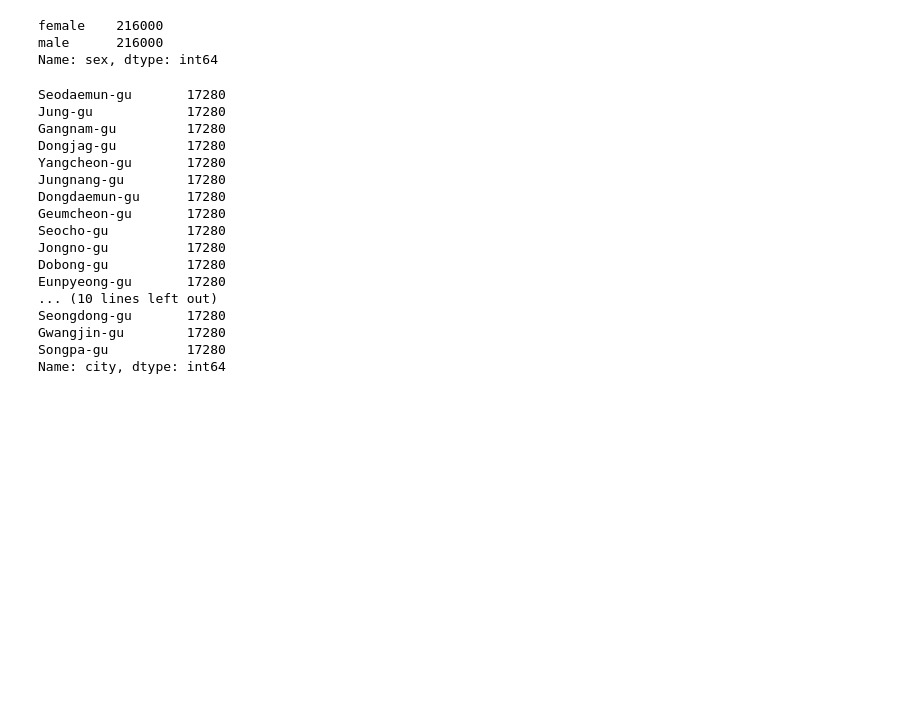
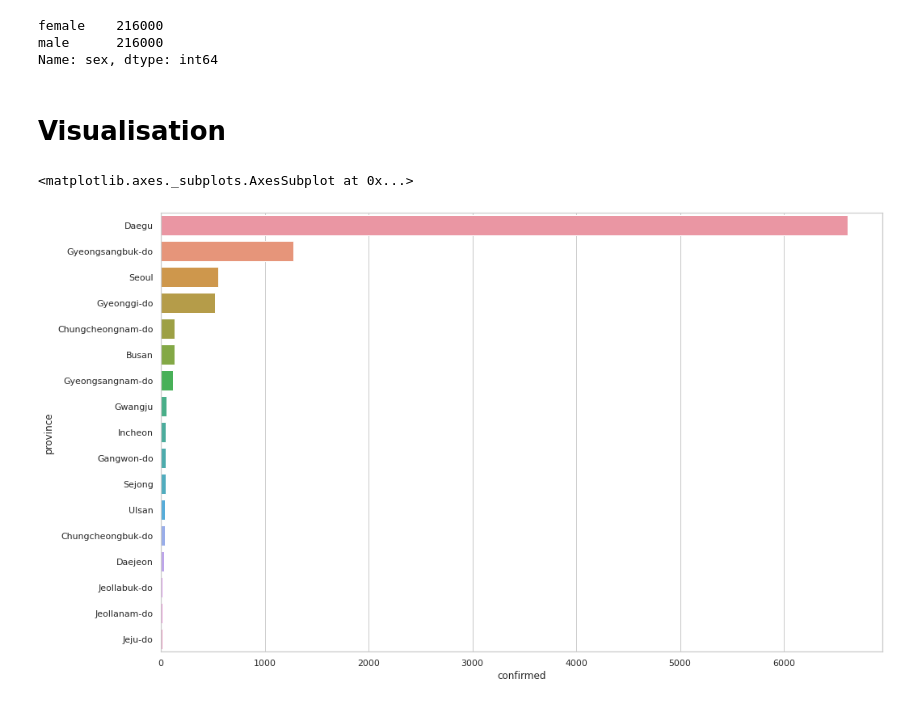
Before and after one commit to chitinglow/Covid19, a Jupyter notebook: COVID19_Exploratory_Analysis.ipynb, the cells around one changed output. Saved outputs shown, nothing was run; the diff lists cells and outputs as text; code cells hidden in the pictures; blank space fills up the shorter version.

```diff
--- a/COVID19_Exploratory_Analysis.ipynb
+++ b/COVID19_Exploratory_Analysis.ipynb
@@ -649,23 +650,20 @@ searchfloating['sex'].value_counts()
 female    216000
 male      216000
 Name: sex, dtype: int64
-# %%
-searchfloating['city'].value_counts()
-# %% [output]
-Seodaemun-gu       17280
-Jung-gu            17280
-Gangnam-gu         17280
-Dongjag-gu         17280
-Yangcheon-gu       17280
-Jungnang-gu        17280
-Dongdaemun-gu      17280
-Geumcheon-gu       17280
-Seocho-gu          17280
-Jongno-gu          17280
-Dobong-gu          17280
-Eunpyeong-gu       17280
-... (10 lines left out)
-Seongdong-gu       17280
-Gwangjin-gu        17280
-Songpa-gu          17280
-Name: city, dtype: int64
+# %% [markdown]
+# Visualisation
+# %%
+%matplotlib inline
+plt.figure(figsize=(16, 10))
+
+province_case = case[['province', 'confirmed']]
+province_case_group = province_case.groupby('province').sum()
+province_case_group.reset_index(inplace=True)
+province_case_group = province_case_group.sort_values('confirmed', ascending=False)
+
+sns.barplot(y = "province",
+            x = 'confirmed',
+            data = province_case_group)
+# %% [output]
+<matplotlib.axes._subplots.AxesSubplot at 0x...>
+[figure, added]
```
Also changed, not shown: parts of 3 cells of this notebook.
